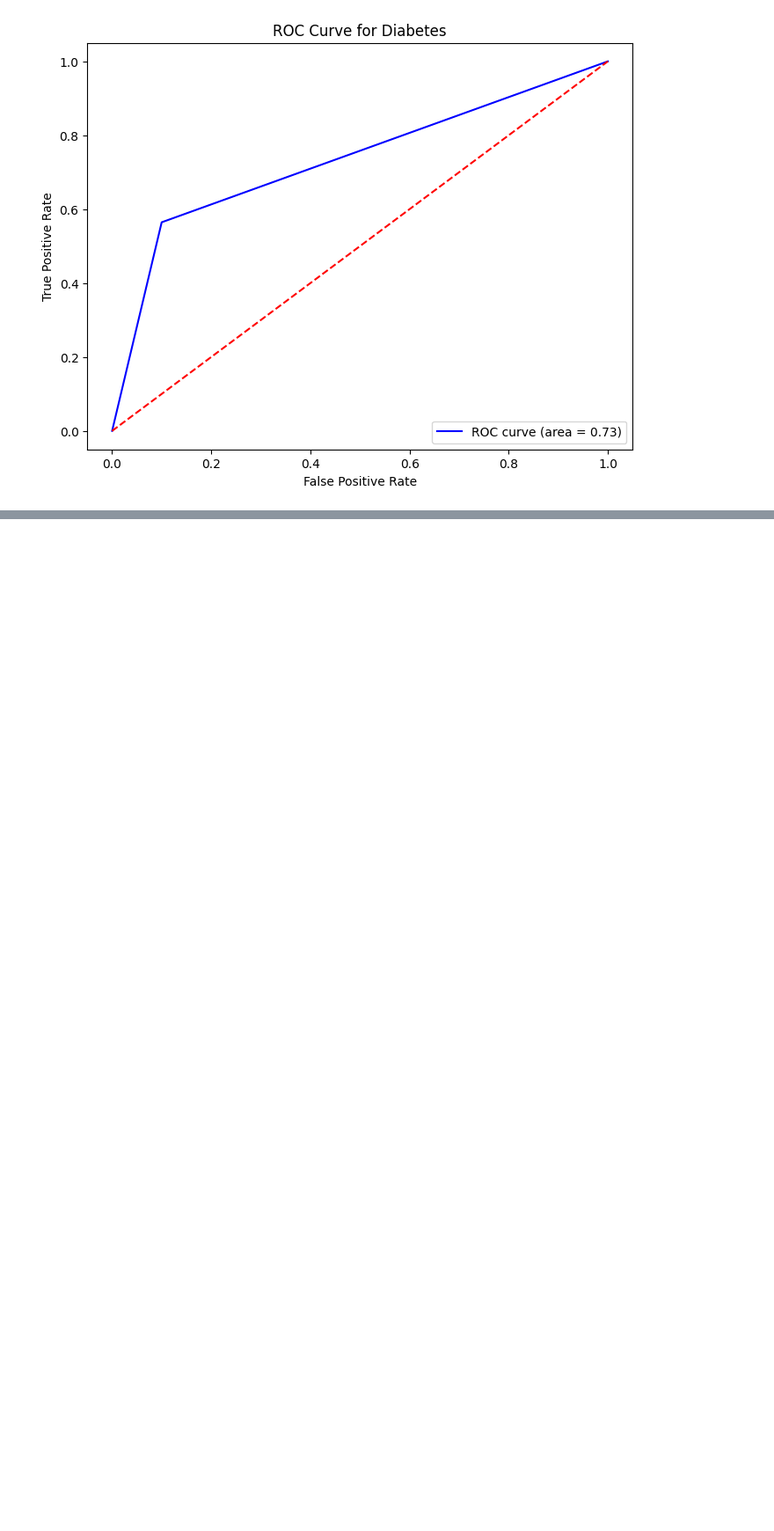
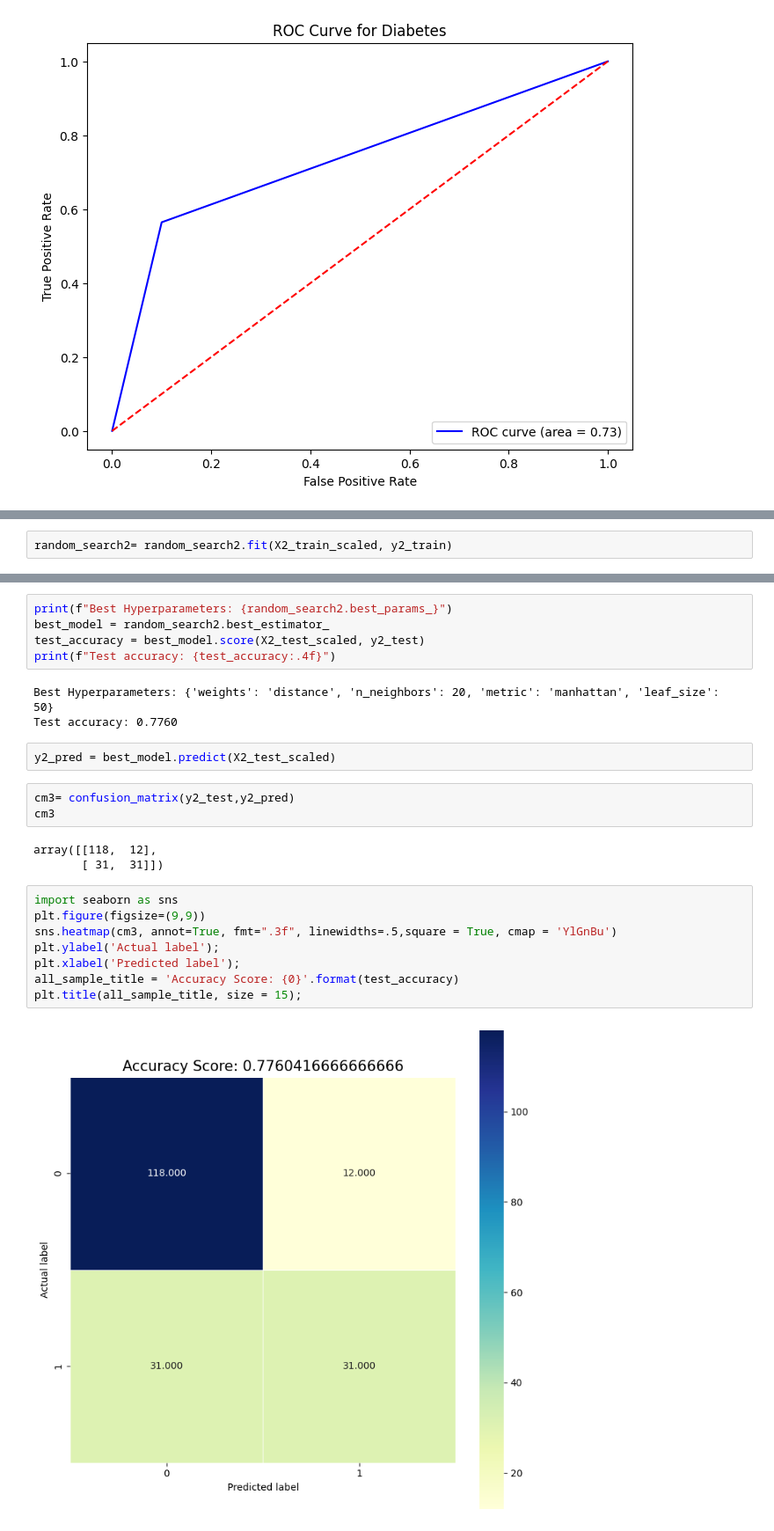
Before and after one commit to falawar7/AAI614_ELAWAR, a Jupyter notebook: Week5/FE_Notebook5_4.ipynb, the cells around one changed output, grey strips where cells are left out. Shown: that part at 88% size. Cells and saved outputs as stored; diff of their text form; blank space fills up the shorter version.

```diff
--- a/Week5/FE_Notebook5_4.ipynb
+++ b/Week5/FE_Notebook5_4.ipynb
@@ -269,0 +319,2 @@ plt.show()
+# %%
+random_search2= random_search2.fit(X2_train_scaled, y2_train)
@@ -269,0 +356,26 @@ plt.show()
+# %%
+print(f"Best Hyperparameters: {random_search2.best_params_}")
+best_model = random_search2.best_estimator_
+test_accuracy = best_model.score(X2_test_scaled, y2_test)
+print(f"Test accuracy: {test_accuracy:.4f}")
+# %% [output]
+Best Hyperparameters: {'weights': 'distance', 'n_neighbors': 20, 'metric': 'manhattan', 'leaf_size': 50}
+Test accuracy: 0.7760
+# %%
+y2_pred = best_model.predict(X2_test_scaled)
+# %%
+cm3= confusion_matrix(y2_test,y2_pred)
+cm3
+# %% [output]
+array([[118,  12],
+       [ 31,  31]])
+# %%
+import seaborn as sns
+plt.figure(figsize=(9,9))
+sns.heatmap(cm3, annot=True, fmt=".3f", linewidths=.5,square = True, cmap = 'YlGnBu')
+plt.ylabel('Actual label');
+plt.xlabel('Predicted label');
+all_sample_title = 'Accuracy Score: {0}'.format(test_accuracy)
+plt.title(all_sample_title, size = 15);
+# %% [output]
+[figure, added]
```
Also changed, not shown: parts of 15 cells of this notebook.
